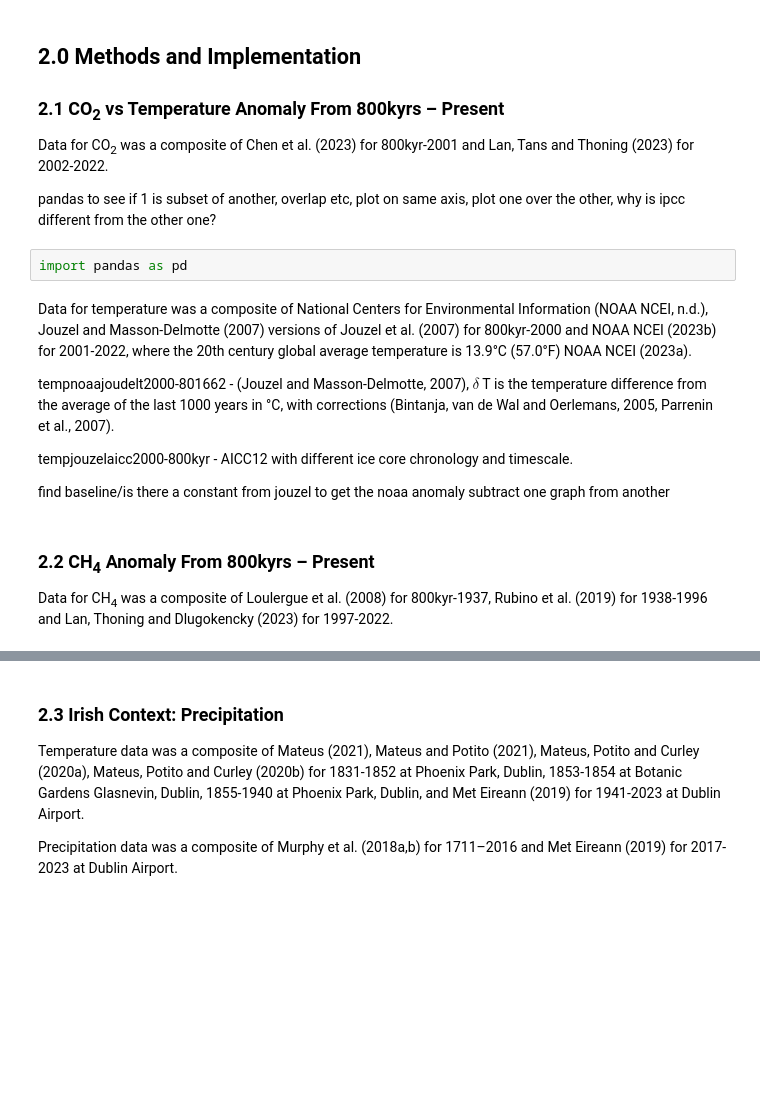
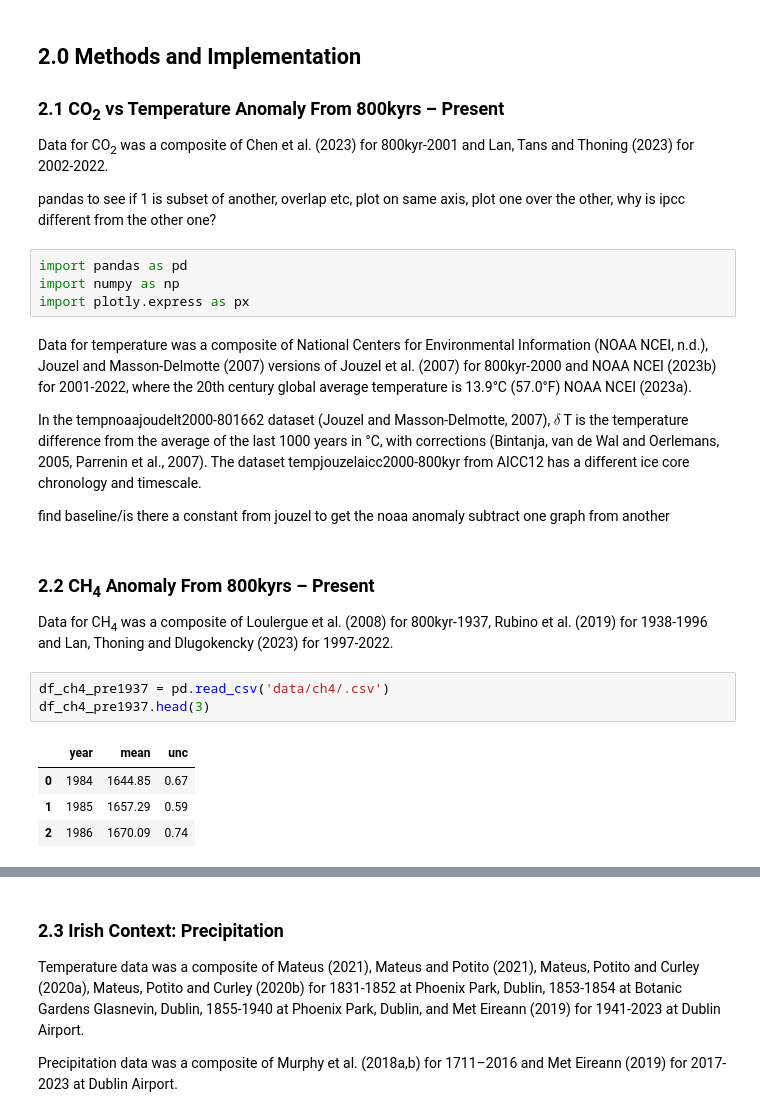
Before and after one commit to nurbujang/2progdaw23, a Jupyter notebook: project2.ipynb, the cells around one changed output, grey strips where cells are left out. Cells and saved outputs as stored; diff of their text form; blank space fills up the shorter version.

```diff
--- a/project2.ipynb
+++ b/project2.ipynb
@@ -80,12 +80,12 @@ Data for CO<sub>2</sub> was a composite of Chen et al. (2023) for 800kyr-2001 an
 pandas to see if 1 is subset of another, overlap etc, plot on same axis, plot one over the other, why is ipcc different from the other one?
 # %%
 import pandas as pd
+import numpy as np
+import plotly.express as px
 # %% [markdown]
 Data for temperature was a composite of National Centers for Environmental Information (NOAA NCEI, n.d.), Jouzel and Masson‐Delmotte (2007) versions of Jouzel et al. (2007) for 800kyr-2000 and NOAA NCEI (2023b) for 2001-2022, where the 20th century global average temperature is 13.9°C (57.0°F) NOAA NCEI (2023a).
 
-tempnoaajoudelt2000-801662 - (Jouzel and Masson‐Delmotte, 2007), $\delta$ T is the temperature difference from the average of the last 1000 years in °C, with corrections (Bintanja, van de Wal and Oerlemans, 2005, Parrenin et al., 2007).
-
-tempjouzelaicc2000-800kyr - AICC12 with different ice core chronology and timescale.
+In the tempnoaajoudelt2000-801662 dataset (Jouzel and Masson‐Delmotte, 2007), $\delta$ T is the temperature difference from the average of the last 1000 years in °C, with corrections (Bintanja, van de Wal and Oerlemans, 2005, Parrenin et al., 2007). The dataset tempjouzelaicc2000-800kyr from AICC12 has a different ice core chronology and timescale.
 
 find baseline/is there a constant from jouzel to get the noaa anomaly
 subtract one graph from another
@@ -93,3 +93,11 @@ subtract one graph from another
 ### 2.2 CH<sub>4</sub> Anomaly From 800kyrs – Present
 
 Data for CH<sub>4</sub> was a composite of Loulergue et al. (2008) for 800kyr-1937, Rubino et al. (2019) for 1938-1996 and Lan, Thoning and Dlugokencky (2023) for 1997-2022.
+# %%
+df_ch4_pre1937 = pd.read_csv('data/ch4/.csv')
+df_ch4_pre1937.head(3)
+# %% [output]
+|  | year | mean | unc |
+| 0 | 1984 | 1644.85 | 0.67 |
+| 1 | 1985 | 1657.29 | 0.59 |
+| 2 | 1986 | 1670.09 | 0.74 |
```
Also changed, not shown: parts of 3 cells of this notebook, 12 other files.
